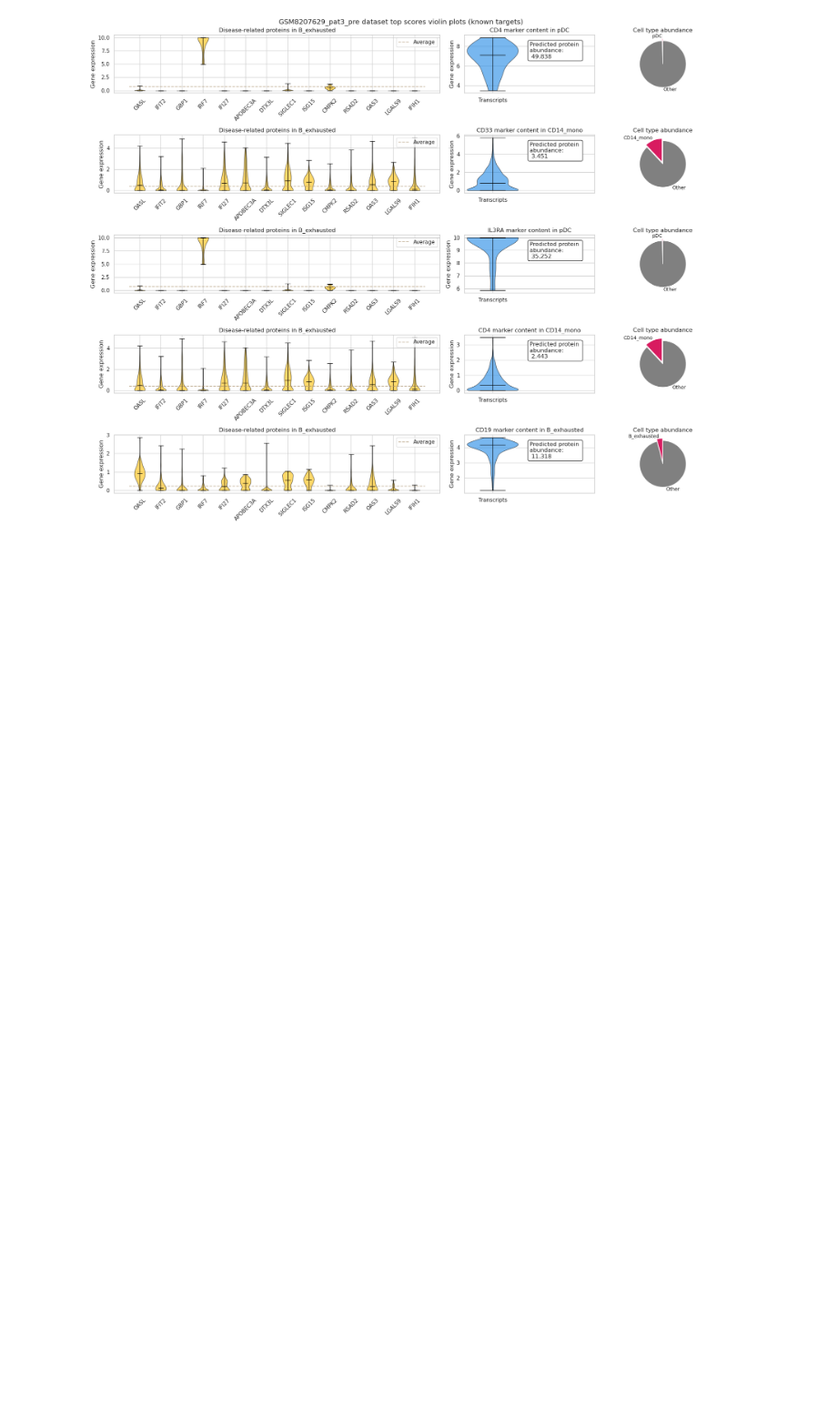
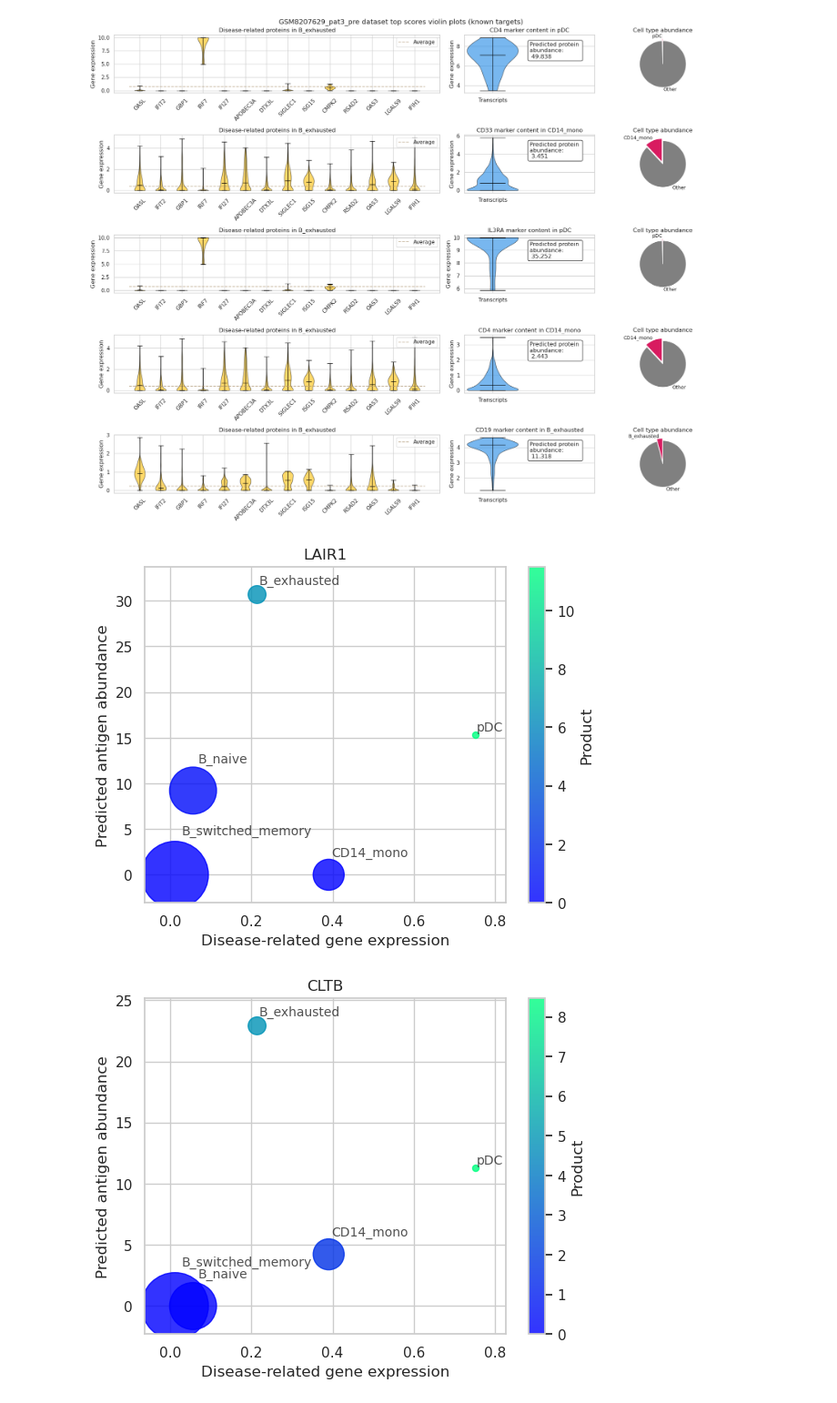
Before and after one commit to Norange01/scRNA-seq_Analysis, a Jupyter notebook: CAR T-Cell Therapy Target Assessment Lupus.ipynb, the cells around one changed output. Shown at 91% size. Drawn from its saved outputs; the diff is of its cells as text; code cells hidden in the pictures; blank space fills up the shorter version.

```diff
--- a/CAR T-Cell Therapy Target Assessment Lupus.ipynb
+++ b/CAR T-Cell Therapy Target Assessment Lupus.ipynb
@@ -1248,0 +1215,40 @@ print(markers_averagedMatrix.loc[:,'GAPDH'].fillna(0))
+# %%
+only_famous_targets=False
+n=5
+
+ranked_antigens=scoreMatrix.sum(axis=0)
+if(only_famous_targets):
+    ranked_antigens=ranked_antigens.loc[ranked_antigens.index.isin(repurposableTargets)]
+
+ranked_antigens.sort_values(ascending=False, inplace=True)
+ranked_antigens=ranked_antigens.head(n)
+
+for marker in ranked_antigens.index:
+    sizes=sums
+    x=upregProts_effective
+    y=abundanceMatrix[marker]
+
+    plt.scatter(x,y,s=sizes*5000, alpha=0.8, cmap='winter', c=x*y)
+
+    # Calculate padding
+    x_pad = (x.max() - x.min()) * 0.1
+    y_pad = (y.max() - y.min()) * 0.1
+
+    # Set limits with padding
+    plt.xlim(x.min() - x_pad, x.max() + x_pad)
+    plt.ylim(y.min() - y_pad, y.max() + y_pad)
+
+    for xi, yi, size, text in zip(x, y, sizes, y.index):
+        plt.annotate(text,
+                    xy=(xi, yi), xycoords='data',
+                    xytext=(0.1 * np.sqrt(size * 5000), 0.6 * np.sqrt(size * 5000)),
+                    textcoords='offset points',
+                    alpha=0.8, size=10)
+    plt.xlabel("Disease-related gene expression")
+    plt.ylabel("Predicted antigen abundance")
+    plt.title(marker)
+    plt.colorbar(label="Product")
+    plt.show()
+# %% [output]
+[figure, added]
+[figure, added]
```
Also changed, not shown: parts of 4 cells of this notebook.
